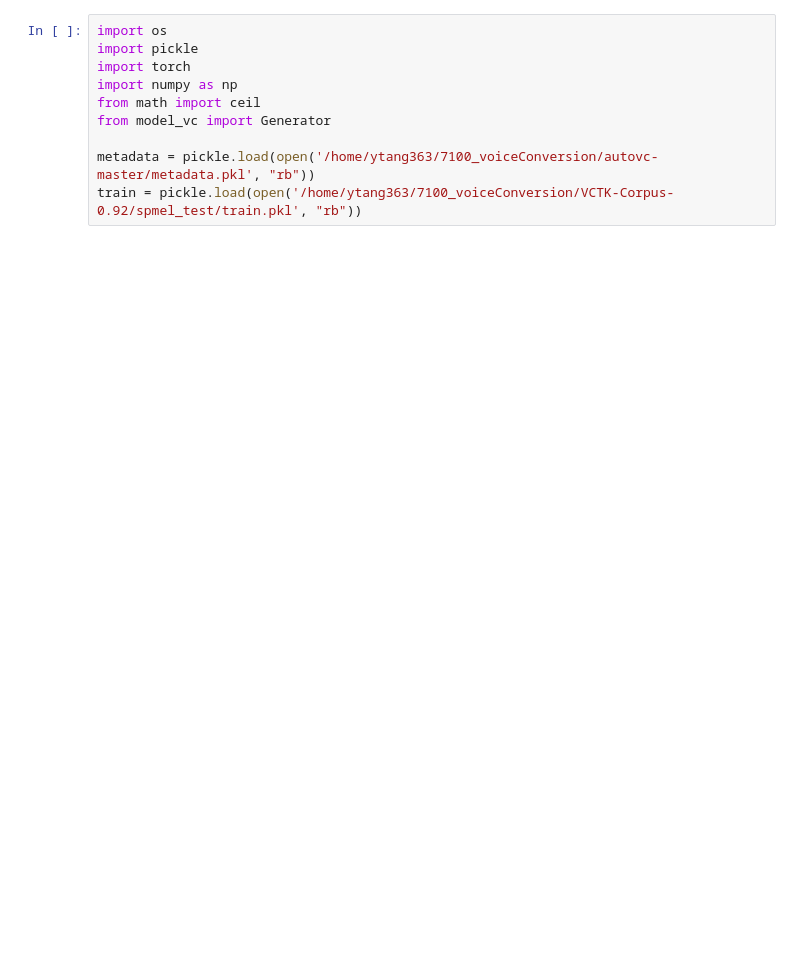
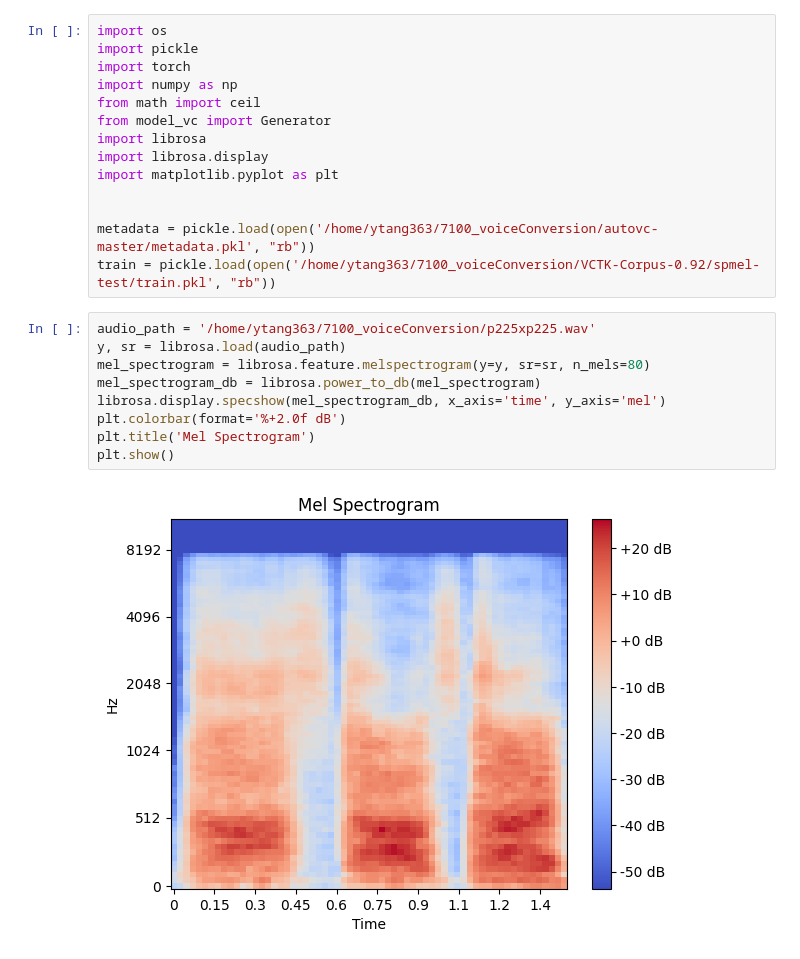
Before and after one commit to tangy1227/7100_voiceConversion, a Jupyter notebook: test.ipynb, the cells around one changed output. Saved outputs shown, nothing was run; the diff lists cells and outputs as text; blank space fills up the shorter version.

```diff
--- a/test.ipynb
+++ b/test.ipynb
@@ -5,6 +5,21 @@ import torch
 import numpy as np
 from math import ceil
 from model_vc import Generator
+import librosa
+import librosa.display
+import matplotlib.pyplot as plt
+
 
 metadata = pickle.load(open('/home/ytang363/7100_voiceConversion/autovc-master/metadata.pkl', "rb"))
-train = pickle.load(open('/home/ytang363/7100_voiceConversion/VCTK-Corpus-0.92/spmel_test/train.pkl', "rb"))
+train = pickle.load(open('/home/ytang363/7100_voiceConversion/VCTK-Corpus-0.92/spmel-test/train.pkl', "rb"))
+# %%
+audio_path = '/home/ytang363/7100_voiceConversion/p225xp225.wav'
+y, sr = librosa.load(audio_path)
+mel_spectrogram = librosa.feature.melspectrogram(y=y, sr=sr, n_mels=80)
+mel_spectrogram_db = librosa.power_to_db(mel_spectrogram)
+librosa.display.specshow(mel_spectrogram_db, x_axis='time', y_axis='mel')
+plt.colorbar(format='%+2.0f dB')
+plt.title('Mel Spectrogram')
+plt.show()
+# %% [output]
+[figure, added]
```
Also changed, not shown: parts of 3 cells of this notebook, 9 other files.
